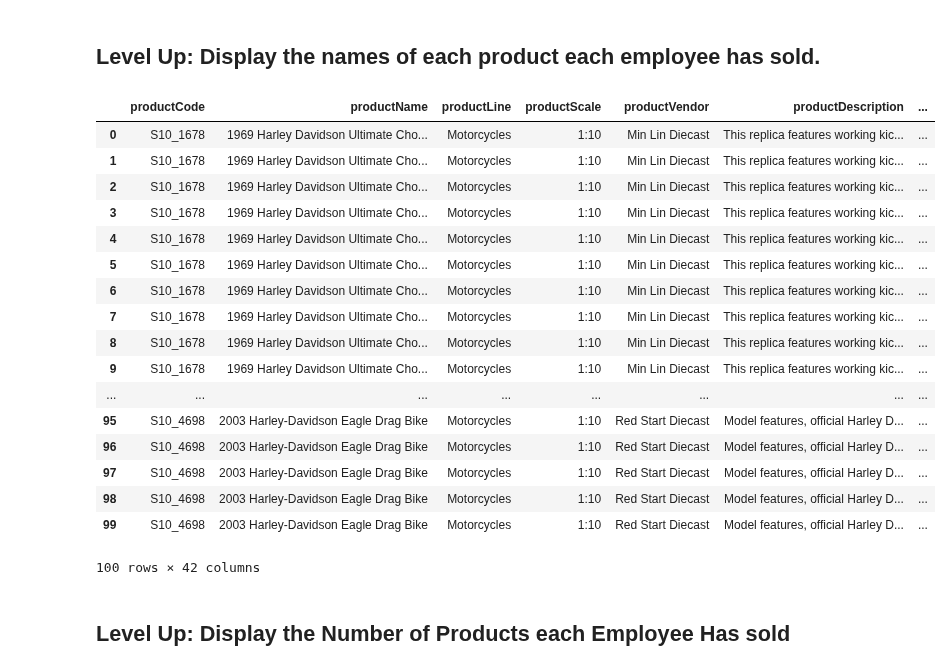
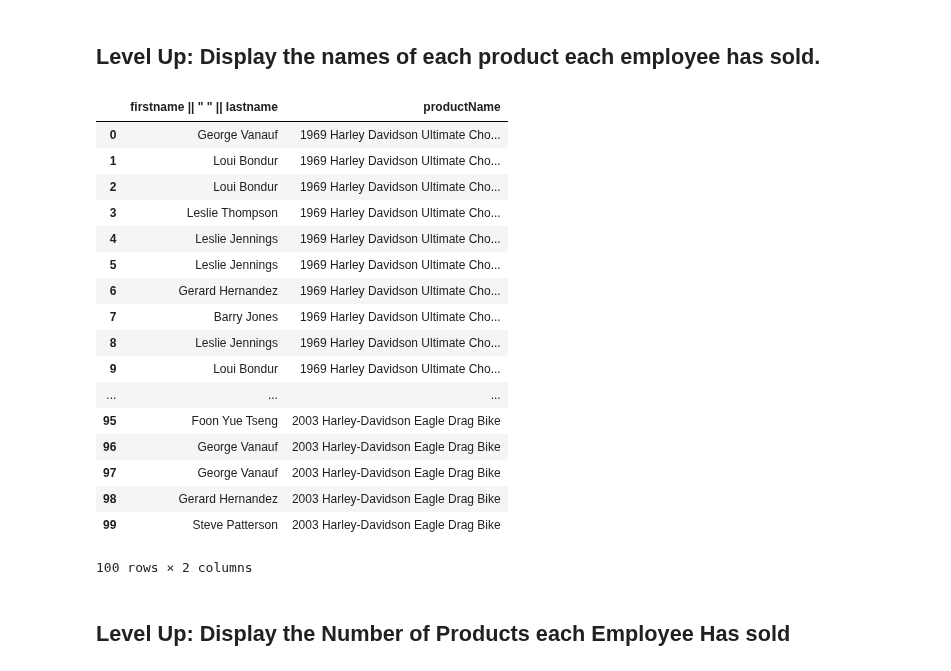
Before and after one commit to softserveslayer/dsc-0-05-10-join-statements-lab-nyc-career-ds-102218, a Jupyter notebook: index.ipynb, the cells around one changed output. Drawn from its saved outputs; the diff is of its cells as text; code cells hidden in the pictures.

```diff
--- a/index.ipynb
+++ b/index.ipynb
@@ -99,37 +99,37 @@ df.head(100)
 # %% [markdown]
 ## Level Up: Display the names of each product each employee has sold.
 # %%
-cur.execute("""SELECT firstname || " " || lastname,
+cur.execute("""SELECT firstname || " " || lastname As Sales, productname
 
 FROM products
 LEFT JOIN orderdetails on products.productcode = orderdetails.productcode
 LEFT JOIN orders on orderdetails.ordernumber = orders.ordernumber
 LEFT JOIN customers on orders.customernumber = customers.customernumber
 LEFT JOIN employees on customers.salesrepemployeenumber = employees.employeenumber
 ;
                        """)
 df = pd.DataFrame(cur.fetchall()) #Take results and create dataframe
 df.columns = [i[0] for i in cur.description]
 df.head(100)
 # %% [output]
-|  | productCode | productName | productLine | productScale | productVendor | productDescription | ... |
-| 0 | S10_1678 | 1969 Harley Davidson Ultimate Cho... | Motorcycles | 1:10 | Min Lin Diecast | This replica features working kic... | ... |
-| 1 | S10_1678 | 1969 Harley Davidson Ultimate Cho... | Motorcycles | 1:10 | Min Lin Diecast | This replica features working kic... | ... |
-| 2 | S10_1678 | 1969 Harley Davidson Ultimate Cho... | Motorcycles | 1:10 | Min Lin Diecast | This replica features working kic... | ... |
-| 3 | S10_1678 | 1969 Harley Davidson Ultimate Cho... | Motorcycles | 1:10 | Min Lin Diecast | This replica features working kic... | ... |
-| 4 | S10_1678 | 1969 Harley Davidson Ultimate Cho... | Motorcycles | 1:10 | Min Lin Diecast | This replica features working kic... | ... |
-| 5 | S10_1678 | 1969 Harley Davidson Ultimate Cho... | Motorcycles | 1:10 | Min Lin Diecast | This replica features working kic... | ... |
-| 6 | S10_1678 | 1969 Harley Davidson Ultimate Cho... | Motorcycles | 1:10 | Min Lin Diecast | This replica features working kic... | ... |
-| 7 | S10_1678 | 1969 Harley Davidson Ultimate Cho... | Motorcycles | 1:10 | Min Lin Diecast | This replica features working kic... | ... |
-| 8 | S10_1678 | 1969 Harley Davidson Ultimate Cho... | Motorcycles | 1:10 | Min Lin Diecast | This replica features working kic... | ... |
-| 9 | S10_1678 | 1969 Harley Davidson Ultimate Cho... | Motorcycles | 1:10 | Min Lin Diecast | This replica features working kic... | ... |
-| ... | ... | ... | ... | ... | ... | ... | ... |
-| 95 | S10_4698 | 2003 Harley-Davidson Eagle Drag Bike | Motorcycles | 1:10 | Red Start Diecast | Model features, official Harley D... | ... |
-| 96 | S10_4698 | 2003 Harley-Davidson Eagle Drag Bike | Motorcycles | 1:10 | Red Start Diecast | Model features, official Harley D... | ... |
-| 97 | S10_4698 | 2003 Harley-Davidson Eagle Drag Bike | Motorcycles | 1:10 | Red Start Diecast | Model features, official Harley D... | ... |
-| 98 | S10_4698 | 2003 Harley-Davidson Eagle Drag Bike | Motorcycles | 1:10 | Red Start Diecast | Model features, official Harley D... | ... |
-| 99 | S10_4698 | 2003 Harley-Davidson Eagle Drag Bike | Motorcycles | 1:10 | Red Start Diecast | Model features, official Harley D... | ... |
+|  | firstname || " " || lastname | productName |
+| 0 | George Vanauf | 1969 Harley Davidson Ultimate Cho... |
+| 1 | Loui Bondur | 1969 Harley Davidson Ultimate Cho... |
+| 2 | Loui Bondur | 1969 Harley Davidson Ultimate Cho... |
+| 3 | Leslie Thompson | 1969 Harley Davidson Ultimate Cho... |
+| 4 | Leslie Jennings | 1969 Harley Davidson Ultimate Cho... |
+| 5 | Leslie Jennings | 1969 Harley Davidson Ultimate Cho... |
+| 6 | Gerard Hernandez | 1969 Harley Davidson Ultimate Cho... |
+| 7 | Barry Jones | 1969 Harley Davidson Ultimate Cho... |
+| 8 | Leslie Jennings | 1969 Harley Davidson Ultimate Cho... |
+| 9 | Loui Bondur | 1969 Harley Davidson Ultimate Cho... |
+| ... | ... | ... |
+| 95 | Foon Yue Tseng | 2003 Harley-Davidson Eagle Drag Bike |
+| 96 | George Vanauf | 2003 Harley-Davidson Eagle Drag Bike |
+| 97 | George Vanauf | 2003 Harley-Davidson Eagle Drag Bike |
+| 98 | Gerard Hernandez | 2003 Harley-Davidson Eagle Drag Bike |
+| 99 | Steve Patterson | 2003 Harley-Davidson Eagle Drag Bike |
-100 rows × 42 columns
+100 rows × 2 columns
 # %% [markdown]
 ## Level Up: Display the Number of Products each Employee Has sold
 # %%
```
